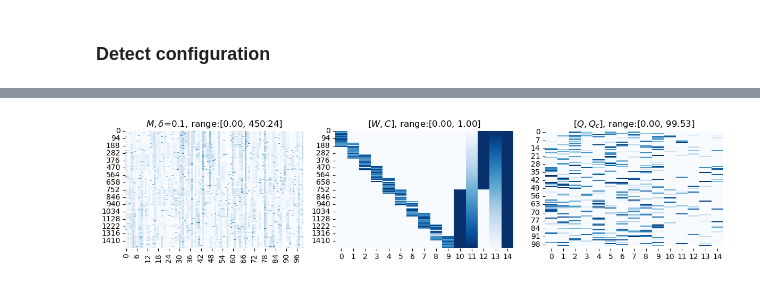
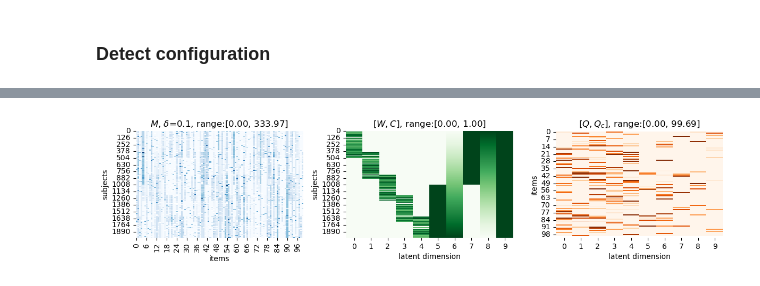
Before and after one commit to jefferykclam/ICQF, a Jupyter notebook: demonstration.ipynb, the cells around one changed output, grey strips where cells are left out. Cells and saved outputs as stored; diff of their text form; code cells hidden in the pictures.

```diff
--- a/demonstration.ipynb
+++ b/demonstration.ipynb
@@ -167,11 +153,11 @@ dimension detection range: 45 - 65 (55)
 # %%
-true_W, true_Q, confound_raw, M_clean, M, nan_mask = simulation(1500, 100, 10, 50,
-                                                                density=0.3,
-                                                                noise=True, delta=0.1,
+true_W, true_Q, confound_raw, M_clean, M, nan_mask = simulation(2000, 100,
+                                                                ndict=5, overlap=100,
+                                                                noise=True,
                                                                 confound=True,
                                                                 missing_ratio=0.05,
                                                                 visualize=True)
 # %% [output]
-[figure, old version]
+[figure, new version]
 # %%
 MF_data = matrix_class(M=M, nan_mask=nan_mask, confound_raw=confound_raw)
```
Also changed, not shown: parts of 29 cells of this notebook, 3 other files.
